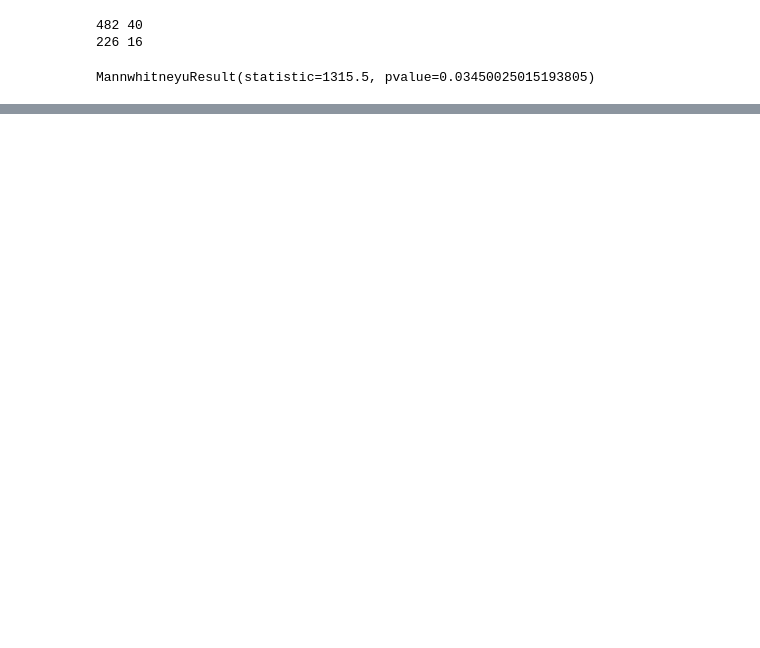
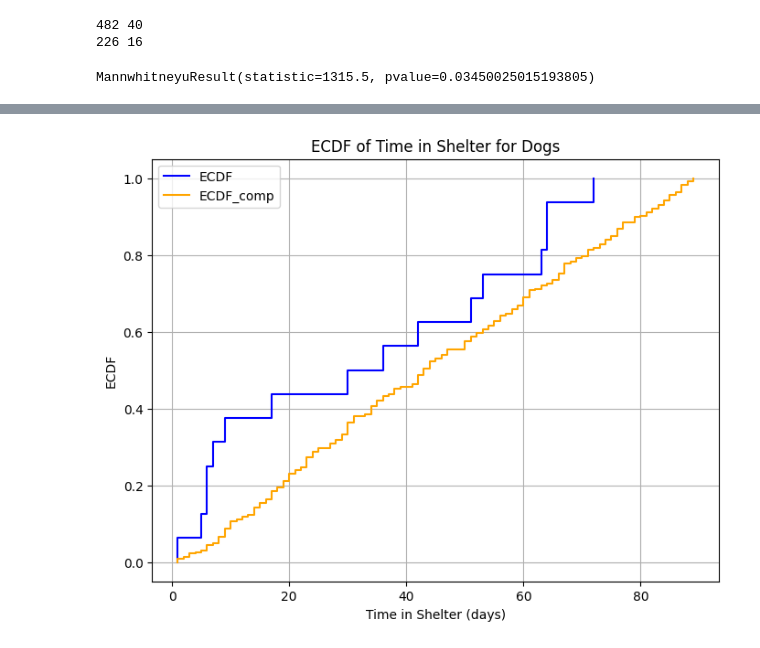
Before and after one commit to tsents/Statistical-Theory-Project, a Jupyter notebook: data.ipynb, the cells around one changed output, grey strips where cells are left out. Saved outputs shown, nothing was run; the diff lists cells and outputs as text; code cells hidden in the pictures; blank space fills up the shorter version.

```diff
--- a/data.ipynb
+++ b/data.ipynb
@@ -43,0 +101,5 @@ MannwhitneyuResult(statistic=2162.5, pvalue=0.099646495860501)
+# %%
+check = filter_pets(data_frame,pet_type="Dog",color="White",size="Small",adopted=1)
+print(len(check[0]),len(check[1]))
+print(check[0].head())
+print(check[1].head())
@@ -43,0 +124,33 @@ MannwhitneyuResult(statistic=2162.5, pvalue=0.099646495860501)
+# %%
+
+
+
+import matplotlib.pyplot as plt
+from statsmodels.distributions.empirical_distribution import ECDF
+
+dogs_df = check[0]
+time_in_shelter = dogs_df['TimeInShelterDays']
+
+# Compute the ECDF
+ecdf = ECDF(time_in_shelter)
+
+#complanitory
+dogs_df_comp = check[1]
+time_in_shelter_comp = dogs_df_comp['TimeInShelterDays']
+
+# Compute the ECDF
+ecdf_comp = ECDF(time_in_shelter_comp)
+
+# Plot the ECDF
+plt.figure(figsize=(8, 6))
+plt.step(ecdf.x, ecdf.y, where='post', label='ECDF', color='blue')
+plt.step(ecdf_comp.x, ecdf_comp.y, where='post', label='ECDF_comp', color='orange')
+
+plt.xlabel('Time in Shelter (days)')
+plt.ylabel('ECDF')
+plt.title('ECDF of Time in Shelter for Dogs')
+plt.legend()
+plt.grid(True)
+plt.show()
+# %% [output]
+[figure, added]
```
Also changed, not shown: parts of 9 cells of this notebook.
